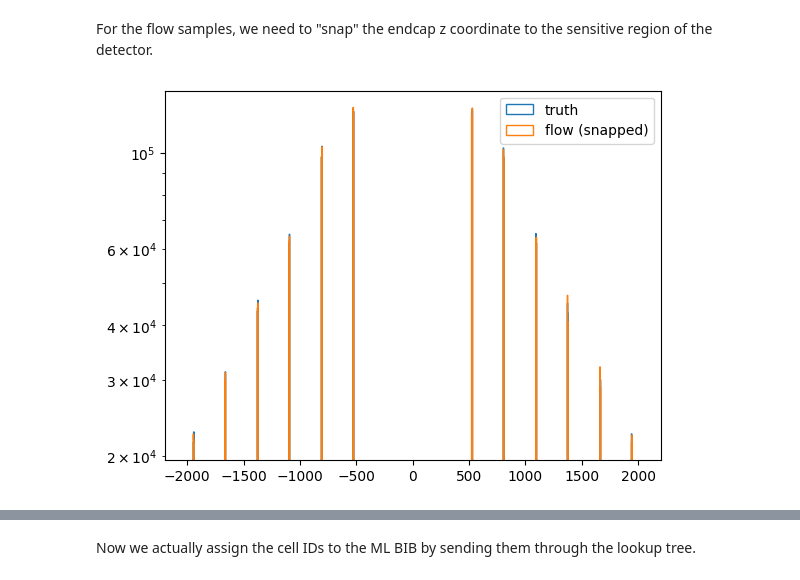
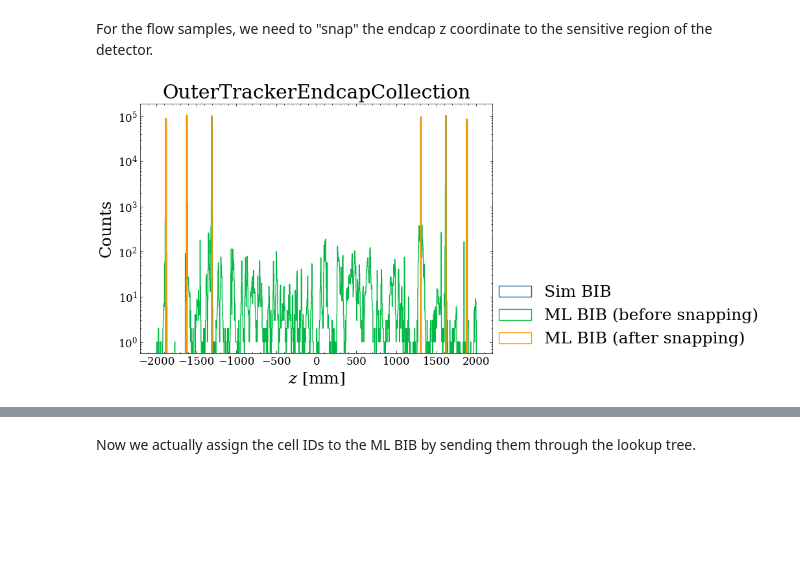
Before and after one commit to rmastand/fast_tracker_BIBgen_mucoll, a Jupyter notebook: assign_cell_ID.ipynb, the cells around one changed output, grey strips where cells are left out. Cells and saved outputs as stored; diff of their text form; code cells hidden in the pictures; blank space fills up the shorter version.

Commit message:
nicer plots

```diff
--- a/assign_cell_ID.ipynb
+++ b/assign_cell_ID.ipynb
@@ -11,6 +11,7 @@ from helpers.data_transforms import load_in_data
 from tqdm import tqdm
 from helpers.material_map import apply_material_map_hybrid, build_masked_datasets
 from helpers.flow import build_xy_z_lookup, snap_z_to_detector_xy, build_z_lookup, snap_z_to_detector
+plt.style.use("../science.mplstyle")
 # %% [markdown]
 First we build the lookup tree that allows us to assign cell IDs to the ML samples.
 # %%
@@ -205,68 +220,92 @@ for col_name in collections:
 # %% [markdown]
 For the flow samples, we need to "snap" the endcap z coordinate to the sensitive region of the detector.
 # %%
+
+
+
 for col_name in collections:
 
     if "Endcap" in col_name:
-
         plt.figure()
 
-        feature_dict = feature_indices_dict[col_name]
+        z_idx = feature_indices_dict[col_name]["z"]
+        side_idx = feature_indices_dict[col_name]["side"]
+        layer_idx = feature_indices_dict[col_name]["layer"]
+        #sensor_idx = feature_indices_dict[col_name]["sensor"]
 
-        r_idx = feature_dict["r"]
-        phi_idx = feature_dict["phi"]
-        z_idx = feature_dict["z"]
-        side_idx = feature_dict["side"]
-        layer_idx = feature_dict["layer"]
-
-        # sample coordinates
-        r_samples = all_samples_dir[col_name][:, r_idx]
-        phi_samples = all_samples_dir[col_name][:, phi_idx]
-
+        # original samples
+        z_samples = all_samples_dir[col_name][:, z_idx]
         sides = all_samples_dir[col_name][:, side_idx]
         layers = all_samples_dir[col_name][:, layer_idx]
+        #sensors = all_samples_dir[col_name][:, sensor_idx]
 
-        # build detector lookup
-        xy_lookup = build_xy_z_lookup(
+
+
+        # z_lookup = build_z_lookup(
+        #     all_data_dir[col_name],
+        #     feature_indices_dict[col_name]["side"],
+        #     feature_indices_dict[col_name]["layer"],
+        #     feature_indices_dict[col_name]["sensor"],
+        #     feature_indices_dict[col_name]["z"],
+        # )
+        z_lookup = build_xy_z_lookup(
             all_data_dir[col_name],
-            side_idx=feature_dict["side"],
-            layer_idx=feature_dict["layer"],
-            r_idx=feature_dict["r"],
-            phi_idx=feature_dict["phi"],
-            z_idx=feature_dict["z"],
+            feature_indices_dict[col_name]["side"],
+            feature_indices_dict[col_name]["layer"],
+            feature_indices_dict[col_name]["r"],
+            feature_indices_dict[col_name]["phi"],
+            feature_indices_dict[col_name]["z"],
         )
 
-        # snap z using nearest x,y in same side/layer
-        z_samples_snapped = snap_z_to_detector_xy(
-            r_samples,
-            phi_samples,
-            sides,
-            layers,
-            xy_lookup,
-        )
 
-        # overwrite z
-        all_samples_dir[col_name][
-            :, feature_dict["z"]
-        ] = z_samples_snapped
-
-        # compare distributions
         plt.hist(
             all_data_dir[col_name][:, z_idx],
             bins=np.linspace(-2000, 2000, 1000),
             histtype="step",
-            label="truth",
+            label="Sim BIB"
         )
+
+        plt.hist(
+            all_samples_dir[col_name][:,feature_indices_dict[col_name]["z"]],
+            bins=np.linspace(-2000, 2000, 1000),
+            histtype="step",
+            label="ML BIB (before snapping)"
+        )
+
+
+        # # snap z to detector geometry
+        # z_samples_snapped = snap_z_to_detector(
+        #     z_samples, sides, layers, sensors, z_lookup
+        #   #  z_samples, sides, layers, z_lookup
+
+        # )
+        z_samples_snapped =  snap_z_to_detector_xy(
+            all_samples_dir[col_name][:, feature_indices_dict[col_name]["r"]],
+            all_samples_dir[col_name][:, feature_indices_dict[col_name]["phi"]],
+            sides,
+            layers,
+            z_lookup,
+        )
+
+        all_samples_dir[col_name][:,feature_indices_dict[col_name]["z"]] = z_samples_snapped
+
+        # plot truth vs snapped samples
+
 
         plt.hist(
             z_samples_snapped,
             bins=np.linspace(-2000, 2000, 1000),
             histtype="step",
-            label="flow (snapped)",
+            label="ML BIB (after snapping)"
         )
 
+
+        plt.title(col_name)
         plt.yscale("log")
         plt.legend()
+        plt.xlabel("$z$ [mm]")
+        plt.ylabel("Counts")
+        plt.legend(loc = (1,0))
         plt.show()
 # %% [output]
-[figure, old version]
+[figure, new version]
```
Also changed, not shown: parts of 6 cells of this notebook, 8 other files.
